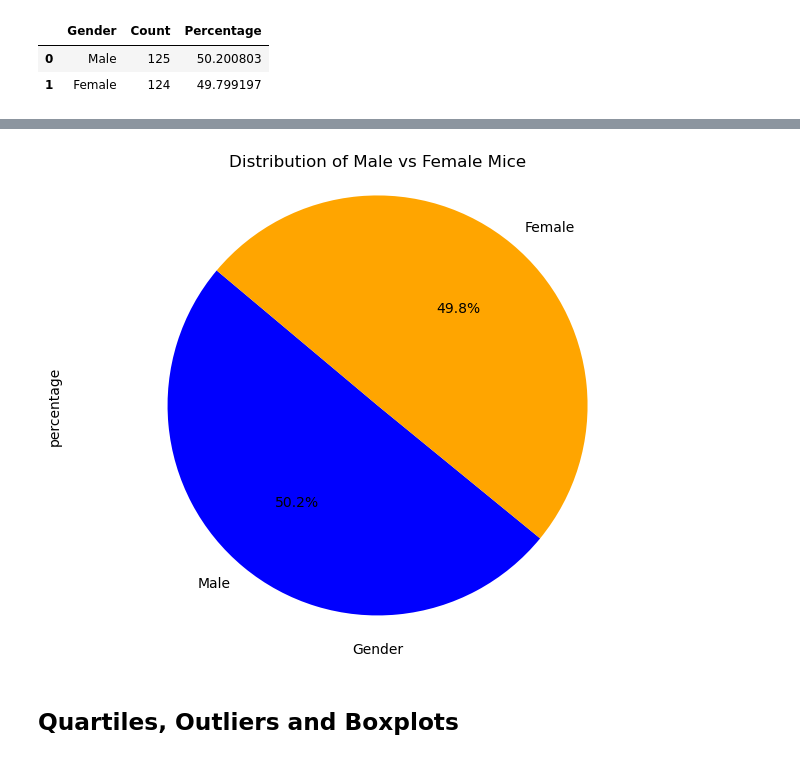
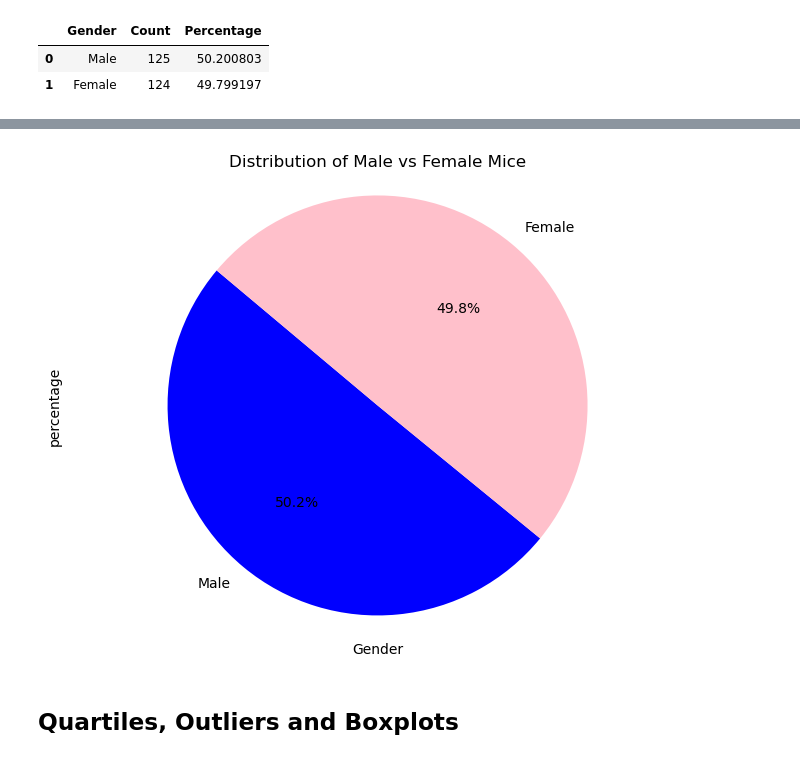
Before and after one commit to aparajita-code/Matplotlib_Module_Challenge, a Jupyter notebook: Pymaceuticals/pymaceuticals_starter.ipynb, the cells around one changed output, grey strips where cells are left out. Drawn from its saved outputs; the diff is of its cells as text; code cells hidden in the pictures.

```diff
--- a/Pymaceuticals/pymaceuticals_starter.ipynb
+++ b/Pymaceuticals/pymaceuticals_starter.ipynb
@@ -255,13 +266,13 @@ Pie_chart_df
 # %%
 plt.figure(figsize=(8, 6))
-plt.pie(Pie_chart_df['Count'], labels=Pie_chart_df['Gender'], autopct='%1.1f%%', startangle=140, colors=['Blue', 'Orange'])
+plt.pie(Pie_chart_df['Count'], labels=Pie_chart_df['Gender'], autopct='%1.1f%%', startangle=140, colors=['Blue', 'Pink'])
 plt.title('Distribution of Male vs Female Mice')
 plt.axis('equal')  # Equal aspect ratio ensures that pie is drawn as a circle.
 plt.xlabel('Gender')
 plt.ylabel('percentage')
 plt.show()
 # %% [output]
-[figure, old version]
+[figure, new version]
 # %% [markdown]
 ## Quartiles, Outliers and Boxplots
 # %%
```
Also changed, not shown: parts of 9 cells of this notebook.
